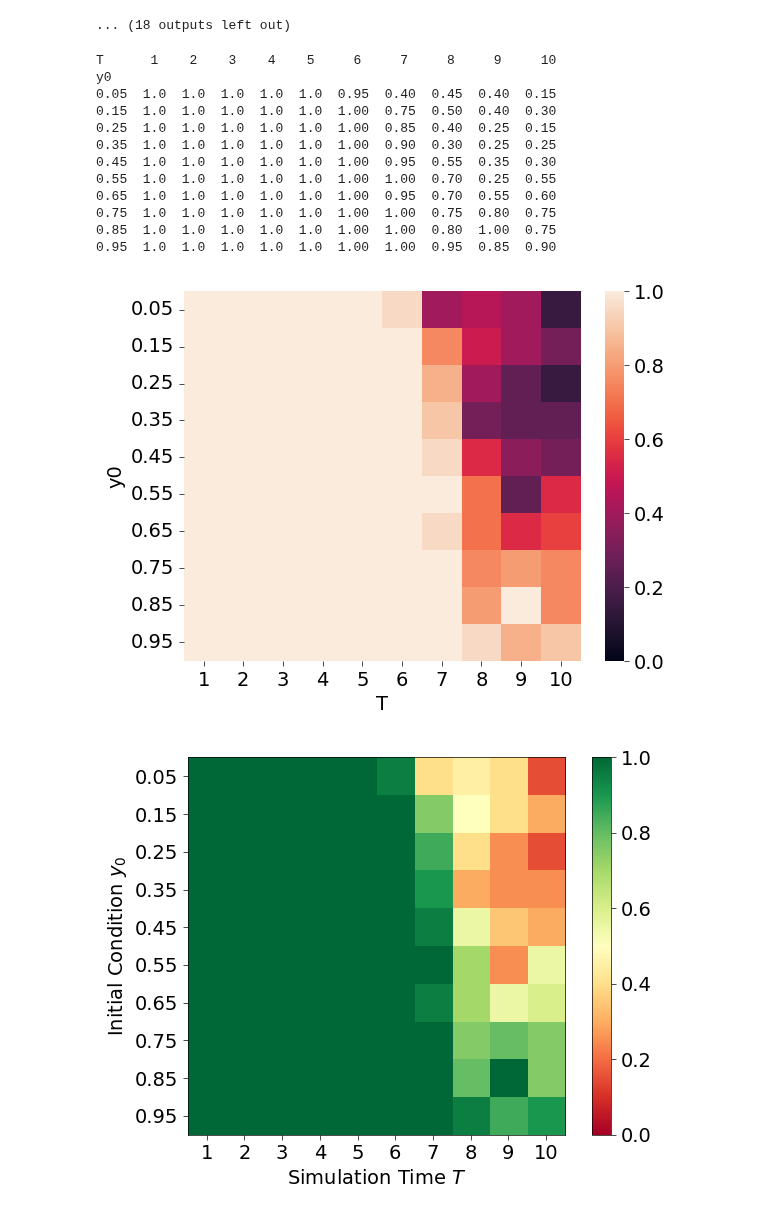
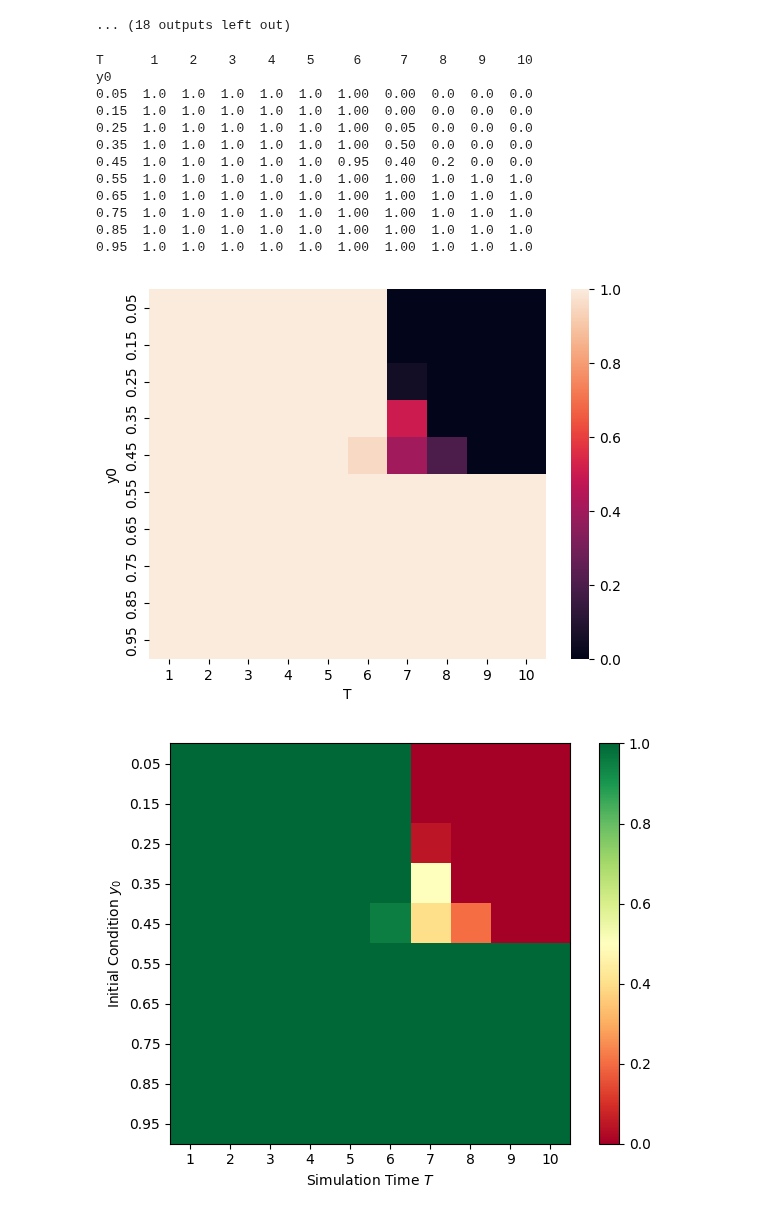
Before and after one commit to losmib/PINNs_fixed_points, a Jupyter notebook: toy_example/results_visualizations.ipynb, the cells around one changed output. Drawn from its saved outputs; the diff is of its cells as text; code cells hidden in the pictures.

```diff
--- a/toy_example/results_visualizations.ipynb
+++ b/toy_example/results_visualizations.ipynb
@@ -200,46 +200,46 @@ from matplotlib import pyplot as plt
 import seaborn as sns
 
 table_list = []
-for filename in os.listdir("regularized_PINN/reg_derivative"):
-    data = pd.read_csv(f"regularized_PINN/reg_derivative/{filename}")
+for filename in os.listdir("unmodified_PINN"):
+    data = pd.read_csv(f"unmodified_PINN/{filename}")
     table_list.append(data)
 
 table = pd.concat(table_list)
 
 table = pd.pivot_table(table, values="loss_successes_percent", index="y0", columns="T")
-table.to_csv("regularized_results_full.csv")
+table.to_csv("unmodified_results_full.csv")
 print(table)
 sns.heatmap(table, vmin=0, vmax=1)
 plt.show()
 
 fig, ax = plt.subplots()
 
 ims = ax.imshow(table, cmap='RdYlGn', vmin=0, vmax=1)
 fig.colorbar(ims)
 
 ax.set_xticks(range(table.shape[1]))
 ax.set_xticklabels(table.columns)
 ax.set_xlabel(r'Simulation Time $T$')
 
 ax.set_yticks(range(table.shape[0]))
 ax.set_yticklabels(table.index)
 ax.set_ylabel(r'Initial Condition $y_0$')
 
 
 plt.tight_layout()
 plt.show()
 # %% [output]
-T      1    2    3    4    5     6     7     8     9     10
+T      1    2    3    4    5     6     7    8    9    10
 y0
-0.05  1.0  1.0  1.0  1.0  1.0  0.95  0.40  0.45  0.40  0.15
-0.15  1.0  1.0  1.0  1.0  1.0  1.00  0.75  0.50  0.40  0.30
-0.25  1.0  1.0  1.0  1.0  1.0  1.00  0.85  0.40  0.25  0.15
-0.35  1.0  1.0  1.0  1.0  1.0  1.00  0.90  0.30  0.25  0.25
-0.45  1.0  1.0  1.0  1.0  1.0  1.00  0.95  0.55  0.35  0.30
-0.55  1.0  1.0  1.0  1.0  1.0  1.00  1.00  0.70  0.25  0.55
-0.65  1.0  1.0  1.0  1.0  1.0  1.00  0.95  0.70  0.55  0.60
-0.75  1.0  1.0  1.0  1.0  1.0  1.00  1.00  0.75  0.80  0.75
-0.85  1.0  1.0  1.0  1.0  1.0  1.00  1.00  0.80  1.00  0.75
-0.95  1.0  1.0  1.0  1.0  1.0  1.00  1.00  0.95  0.85  0.90
+0.05  1.0  1.0  1.0  1.0  1.0  1.00  0.00  0.0  0.0  0.0
+0.15  1.0  1.0  1.0  1.0  1.0  1.00  0.00  0.0  0.0  0.0
+0.25  1.0  1.0  1.0  1.0  1.0  1.00  0.05  0.0  0.0  0.0
+0.35  1.0  1.0  1.0  1.0  1.0  1.00  0.50  0.0  0.0  0.0
+0.45  1.0  1.0  1.0  1.0  1.0  0.95  0.40  0.2  0.0  0.0
+0.55  1.0  1.0  1.0  1.0  1.0  1.00  1.00  1.0  1.0  1.0
+0.65  1.0  1.0  1.0  1.0  1.0  1.00  1.00  1.0  1.0  1.0
+0.75  1.0  1.0  1.0  1.0  1.0  1.00  1.00  1.0  1.0  1.0
+0.85  1.0  1.0  1.0  1.0  1.0  1.00  1.00  1.0  1.0  1.0
+0.95  1.0  1.0  1.0  1.0  1.0  1.00  1.00  1.0  1.0  1.0
-[figure, old version]
+[figure, new version]
-[figure, old version]
+[figure, new version]
```
Also changed, not shown: 1 other file.
